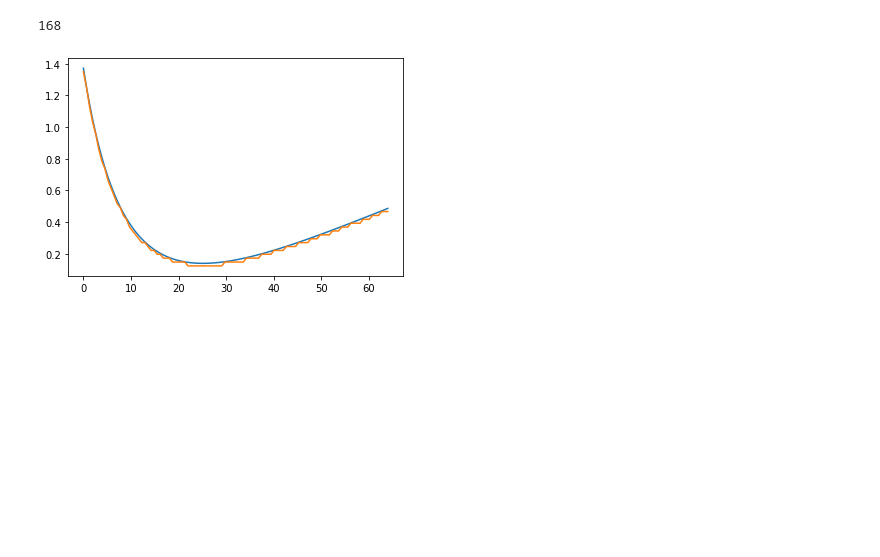
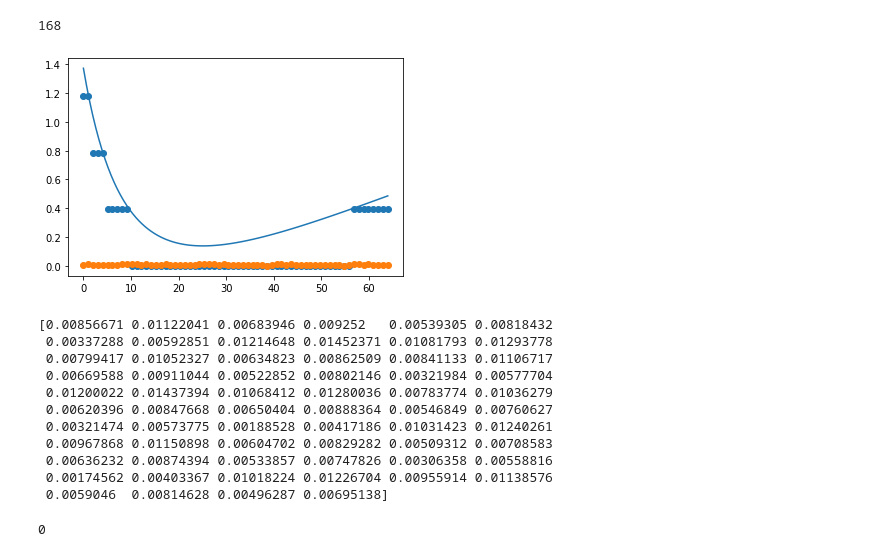
Before and after one commit to david-f-amorim/PQC_function_evaluation, a Jupyter notebook: first_steps.ipynb, the cells around one changed output. Cells and saved outputs as stored; diff of their text form; code cells hidden in the pictures; blank space fills up the shorter version.

```diff
--- a/first_steps.ipynb
+++ b/first_steps.ipynb
@@ -16,31 +16,57 @@ num_CX
 # %%
 """
 DO NOT DELETE THIS !!!
 
 """
 
 from tools import psi, bin_to_dec, dec_to_bin
 import numpy as np
 import matplotlib.pyplot as plt
 
-m =8
+m =4
 
 x = np.linspace(0,2**6,100)
+xs = np.linspace(0,2**6,2**6)
 y = np.array([psi(i) for i in x])
+ys = np.array([psi(i) for i in xs])
 
-y_reduced = np.modf(y / (2* np.pi))[0]
+y_reduced = np.modf(ys / (2* np.pi))[0]
 y_reduced_bin = [dec_to_bin(i,m, "unsigned mag", 0) for i in y_reduced]
 y_reduced_dec =  np.array([bin_to_dec(i,"unsigned mag", 0) for i in y_reduced_bin])
 
 y_rounded = 2 * np.pi * y_reduced_dec
 
 plt.plot(x,y)
-plt.plot(x,y_rounded)
+plt.scatter(xs,y_rounded)
+plt.scatter(xs,phi)
 plt.show()
 
 """
 DO NOT DELETE THIS !!!
 
 """
+
+print(phi)
 # %% [output]
-[figure, old version]
+[figure, new version]
+[0.00856671 0.01122041 0.00683946 0.009252   0.00539305 0.00818432
+ 0.00337288 0.00592851 0.01214648 0.01452371 0.01081793 0.01293778
+ 0.00799417 0.01052327 0.00634823 0.00862509 0.00841133 0.01106717
+ 0.00669588 0.00911044 0.00522852 0.00802146 0.00321984 0.00577704
+ 0.01200022 0.01437394 0.01068412 0.01280036 0.00783774 0.01036279
+ 0.00620396 0.00847668 0.00650404 0.00888364 0.00546849 0.00760627
+ 0.00321474 0.00573775 0.00188528 0.00417186 0.01031423 0.01240261
+ 0.00967868 0.01150898 0.00604702 0.00829282 0.00509312 0.00708583
+ 0.00636232 0.00874394 0.00533857 0.00747826 0.00306358 0.00558816
+ 0.00174562 0.00403367 0.01018224 0.01226704 0.00955914 0.01138576
+ 0.0059046  0.00814628 0.00496287 0.00695138]
+# %%
+from tools import full_encode
+
+weights_A ="ampl_outputs/weights_6_8_800_x76_MSE_40_168_.npy"
+weights_p="outputs/weights_6_4(0)_3_1000_x_L1_(S)(PR)(r).npy"
+name = "FIRST_TEST"
+
+full_encode(6,4, weights_A, weights_p, 8, 3,True, name)
+# %% [output]
+0
```
Also changed, not shown: parts of 6 cells of this notebook, 54 other files.
